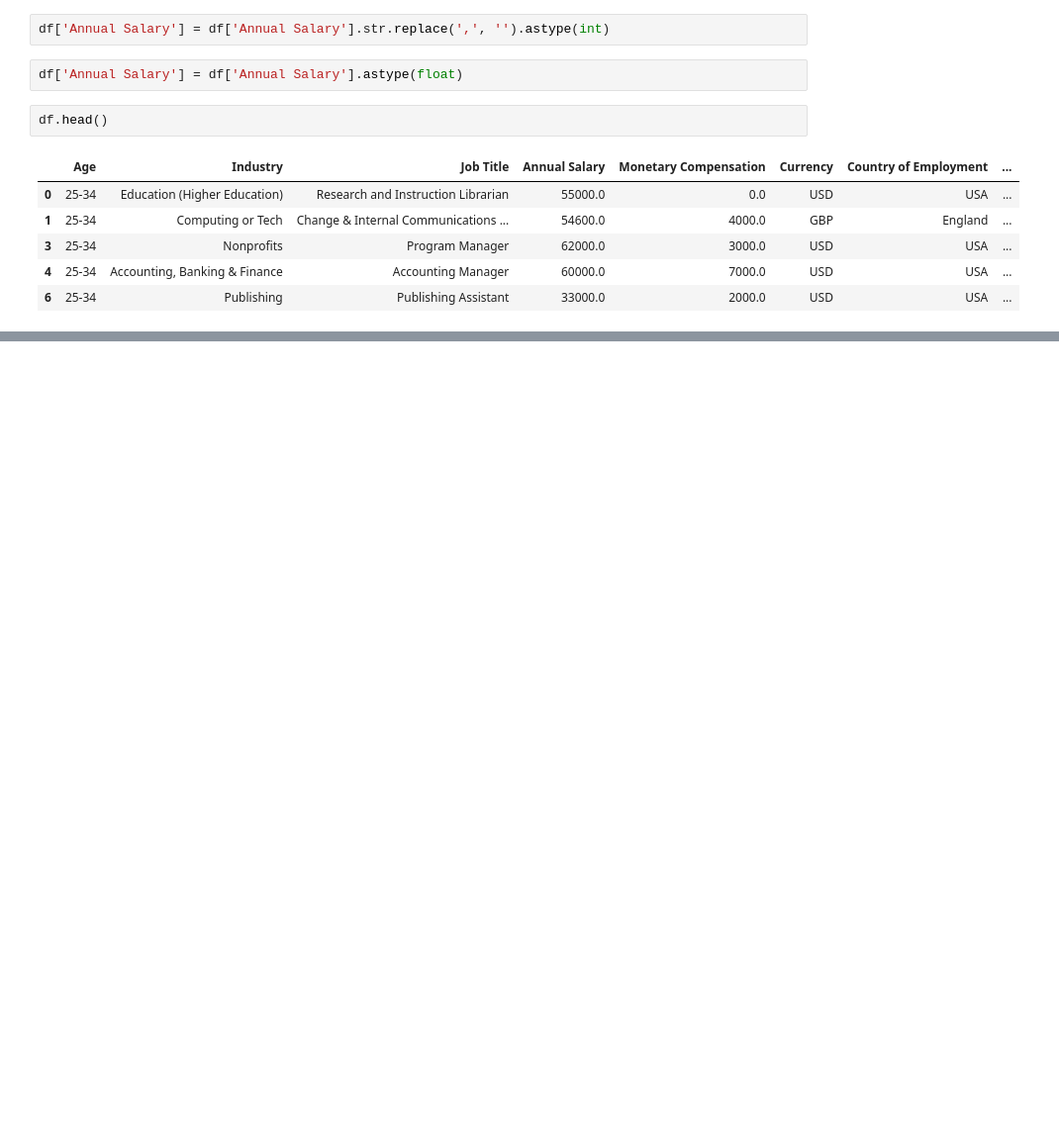
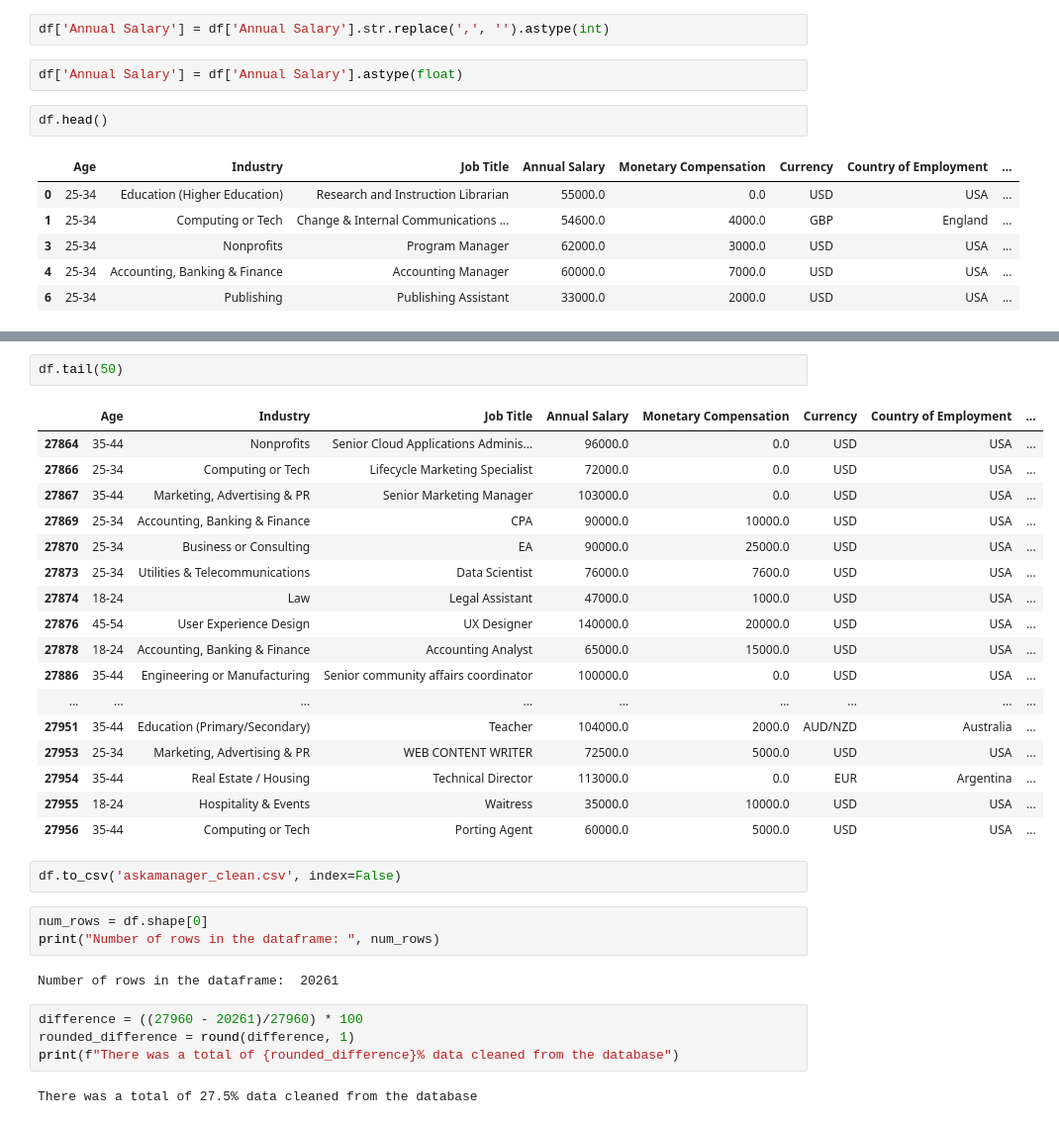
Before and after one commit to shaecodes/Ask-A-Manager, a Jupyter notebook: Ask a Manager Survey 2021.ipynb, the cells around one changed output, grey strips where cells are left out. Shown at 99% size. Drawn from its saved outputs; the diff is of its cells as text; blank space fills up the shorter version.

```diff
--- a/Ask a Manager Survey 2021.ipynb
+++ b/Ask a Manager Survey 2021.ipynb
@@ -624,0 +706,33 @@ df.head()
+# %%
+df.tail(50)
+# %% [output]
+|  | Age | Industry | Job Title | Annual Salary | Monetary Compensation | Currency | Country of Employment | ... |
+| 27864 | 35-44 | Nonprofits | Senior Cloud Applications Adminis... | 96000.0 | 0.0 | USD | USA | ... |
+| 27866 | 25-34 | Computing or Tech | Lifecycle Marketing Specialist | 72000.0 | 0.0 | USD | USA | ... |
+| 27867 | 35-44 | Marketing, Advertising & PR | Senior Marketing Manager | 103000.0 | 0.0 | USD | USA | ... |
+| 27869 | 25-34 | Accounting, Banking & Finance | CPA | 90000.0 | 10000.0 | USD | USA | ... |
+| 27870 | 25-34 | Business or Consulting | EA | 90000.0 | 25000.0 | USD | USA | ... |
+| 27873 | 25-34 | Utilities & Telecommunications | Data Scientist | 76000.0 | 7600.0 | USD | USA | ... |
+| 27874 | 18-24 | Law | Legal Assistant | 47000.0 | 1000.0 | USD | USA | ... |
+| 27876 | 45-54 | User Experience Design | UX Designer | 140000.0 | 20000.0 | USD | USA | ... |
+| 27878 | 18-24 | Accounting, Banking & Finance | Accounting Analyst | 65000.0 | 15000.0 | USD | USA | ... |
+| 27886 | 35-44 | Engineering or Manufacturing | Senior community affairs coordinator | 100000.0 | 0.0 | USD | USA | ... |
+| ... | ... | ... | ... | ... | ... | ... | ... | ... |
+| 27951 | 35-44 | Education (Primary/Secondary) | Teacher | 104000.0 | 2000.0 | AUD/NZD | Australia | ... |
+| 27953 | 25-34 | Marketing, Advertising & PR | WEB CONTENT WRITER | 72500.0 | 5000.0 | USD | USA | ... |
+| 27954 | 35-44 | Real Estate / Housing | Technical Director | 113000.0 | 0.0 | EUR | Argentina | ... |
+| 27955 | 18-24 | Hospitality & Events | Waitress | 35000.0 | 10000.0 | USD | USA | ... |
+| 27956 | 35-44 | Computing or Tech | Porting Agent | 60000.0 | 5000.0 | USD | USA | ... |
+# %%
+df.to_csv('askamanager_clean.csv', index=False)
+# %%
+num_rows = df.shape[0]
+print("Number of rows in the dataframe: ", num_rows)
+# %% [output]
+Number of rows in the dataframe:  20261
+# %%
+difference = ((27960 - 20261)/27960) * 100
+rounded_difference = round(difference, 1)
+print(f"There was a total of {rounded_difference}% data cleaned from the database")
+# %% [output]
+There was a total of 27.5% data cleaned from the database
```
Also changed, not shown: parts of 22 cells of this notebook, 1 other file.
